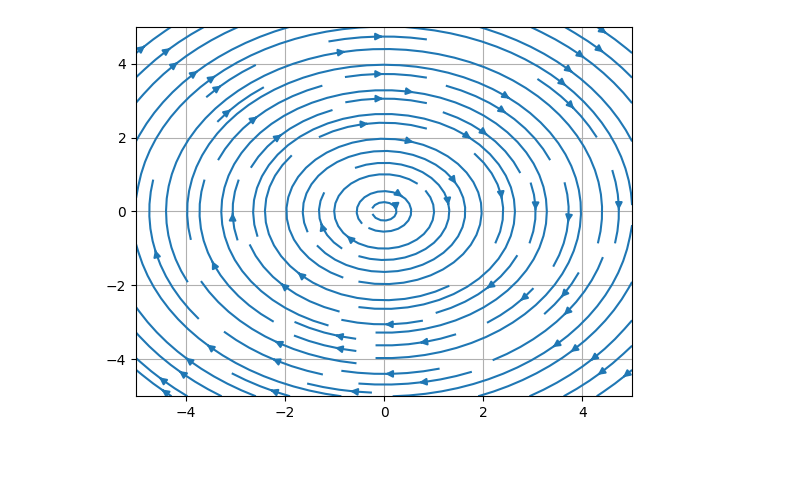
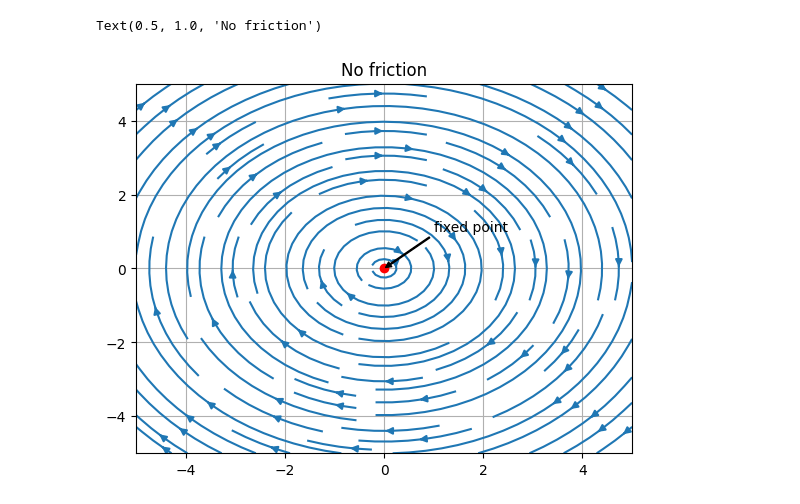
Before and after one commit to Sepehrforoughi/steve-mds-python-codes, a Jupyter notebook: steve_mds_19.ipynb, the cells around one changed output. Saved outputs shown, nothing was run; the diff lists cells and outputs as text; code cells hidden in the pictures; blank space fills up the shorter version.

```diff
--- a/steve_mds_19.ipynb
+++ b/steve_mds_19.ipynb
@@ -3,22 +3,23 @@ import numpy as np
 import matplotlib.pyplot as plt
 import sympy as smp
 # %%
-t, x1_0, x2_0 = smp.symbols('t x1_0 x2_0') # define symbols t, x1_0, x2_0
+t, x1, x2 = smp.symbols('t x1 x2') # define symbols t, x1, x2
 A = np.array([[0, 2],
               [-2, 0]]) # define matrix A (xdot = Ax)
-X0 = smp.Matrix([[x1_0],[x2_0]]) # define initial conditions matrix
-e, T = np.linalg.eig(A) # eigenvalues (e) and eigenvectors (T) of A
-D = smp.Matrix.diag(list(map(complex, e))) # diagonal matrix of eigenvalues
-T = smp.Matrix(T)
-G = T @ smp.exp(D*t) @ T.inv() # Te(D)T-1
-x = G @ X0
-dx = A @ X0
-x_t = x.subs([(t, 0.1)]) # evaluate x at time t = 0.1s
-a = np.linspace(-5, 5, 101) # initial conditions span
+X = smp.Matrix([[x1],[x2]]) # define conditions matrices
+dX = A @ X
+a = np.linspace(-5, 5, 101) # x and y span
 X1, X2 = np.meshgrid(a, a) # coordinate matrices
-dx_f = smp.lambdify([x1_0, x2_0], dx) # define xdot as a function of initial conditions x1_0, x2_0
-dx_e = dx_f(X1,X2) # evaluate xdot as x1_0 = X1, x2_0 = X2
-plt.streamplot(X1, X2, dx_e[0][0], dx_e[1][0])
-plt.grid('on')
+dX_f = smp.lambdify([x1, x2], dX) # define xdot as a function of initial conditions x1, x2
+dX_e = dX_f(X1,X2) # evaluate xdot as x1 = X1, x2 = X2
+fig = plt.figure()
+ax = fig.add_subplot()
+ax.streamplot(X1, X2, dX_e[0][0], dX_e[1][0])
+ax.grid('on')
+ax.plot([0], [0], 'ro',)
+ax.annotate('fixed point', xy=(0, 0), xytext=(1, 1),
+            arrowprops=dict(facecolor='black', shrink=0.03, width=0.7, headwidth=4, headlength=4))
+ax.set_title('No friction')
 # %% [output]
+Text(0.5, 1.0, 'No friction')
-[figure, old version]
+[figure, new version]
```
Also changed, not shown: parts of 2 cells of this notebook.
